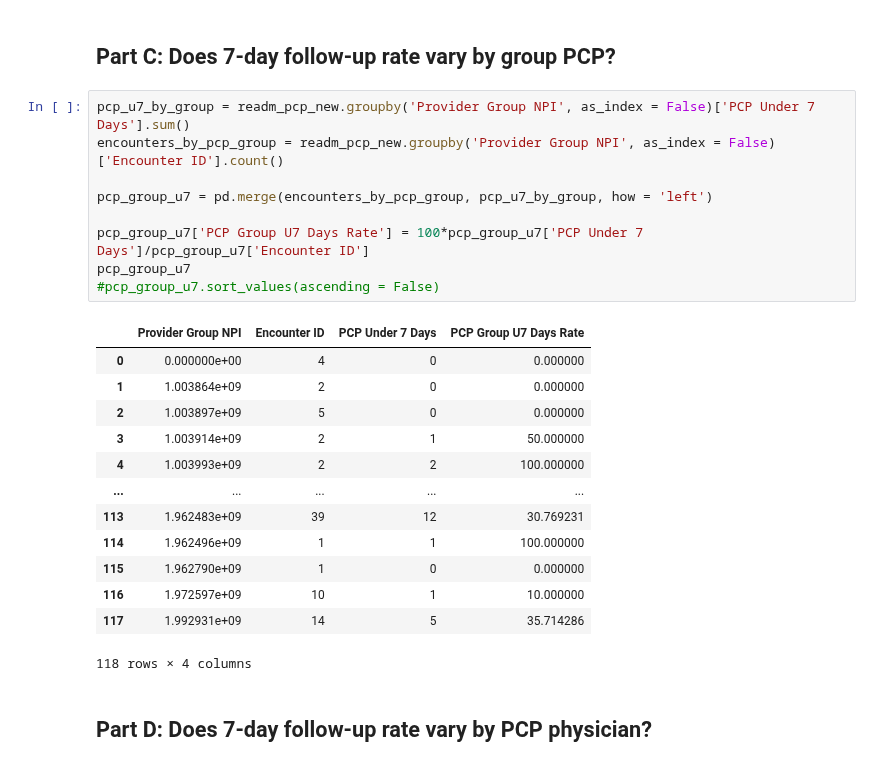
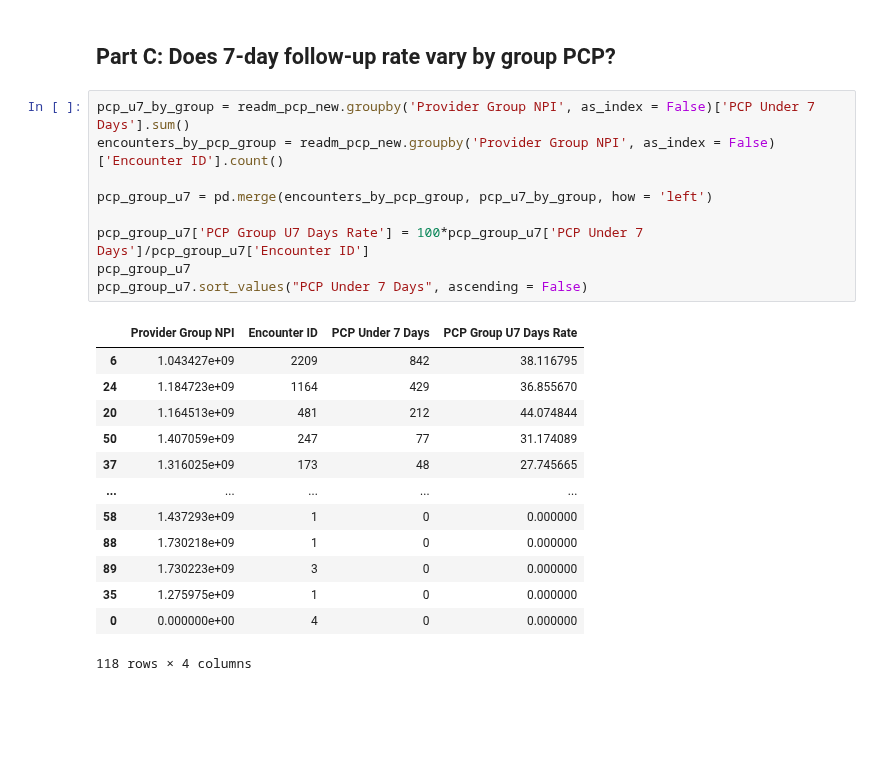
Before and after one commit to jrioross/ursa_health_hospital_readmissions, a Jupyter notebook: ursa_health_hospital_readmission.ipynb, the cells around one changed output. Drawn from its saved outputs; the diff is of its cells as text; blank space fills up the shorter version.

```diff
--- a/ursa_health_hospital_readmission.ipynb
+++ b/ursa_health_hospital_readmission.ipynb
@@ -432,25 +448,23 @@ att_u30
 # %%
 pcp_u7_by_group = readm_pcp_new.groupby('Provider Group NPI', as_index = False)['PCP Under 7 Days'].sum()
 encounters_by_pcp_group = readm_pcp_new.groupby('Provider Group NPI', as_index = False)['Encounter ID'].count()
 
 pcp_group_u7 = pd.merge(encounters_by_pcp_group, pcp_u7_by_group, how = 'left')
 
 pcp_group_u7['PCP Group U7 Days Rate'] = 100*pcp_group_u7['PCP Under 7 Days']/pcp_group_u7['Encounter ID']
 pcp_group_u7
-#pcp_group_u7.sort_values(ascending = False)
+pcp_group_u7.sort_values("PCP Under 7 Days", ascending = False)
 # %% [output]
 |  | Provider Group NPI | Encounter ID | PCP Under 7 Days | PCP Group U7 Days Rate |
+| 6 | 1.043427e+09 | 2209 | 842 | 38.116795 |
+| 24 | 1.184723e+09 | 1164 | 429 | 36.855670 |
+| 20 | 1.164513e+09 | 481 | 212 | 44.074844 |
+| 50 | 1.407059e+09 | 247 | 77 | 31.174089 |
+| 37 | 1.316025e+09 | 173 | 48 | 27.745665 |
+| ... | ... | ... | ... | ... |
+| 58 | 1.437293e+09 | 1 | 0 | 0.000000 |
+| 88 | 1.730218e+09 | 1 | 0 | 0.000000 |
+| 89 | 1.730223e+09 | 3 | 0 | 0.000000 |
+| 35 | 1.275975e+09 | 1 | 0 | 0.000000 |
 | 0 | 0.000000e+00 | 4 | 0 | 0.000000 |
-| 1 | 1.003864e+09 | 2 | 0 | 0.000000 |
-| 2 | 1.003897e+09 | 5 | 0 | 0.000000 |
-| 3 | 1.003914e+09 | 2 | 1 | 50.000000 |
-| 4 | 1.003993e+09 | 2 | 2 | 100.000000 |
-| ... | ... | ... | ... | ... |
-| 113 | 1.962483e+09 | 39 | 12 | 30.769231 |
-| 114 | 1.962496e+09 | 1 | 1 | 100.000000 |
-| 115 | 1.962790e+09 | 1 | 0 | 0.000000 |
-| 116 | 1.972597e+09 | 10 | 1 | 10.000000 |
-| 117 | 1.992931e+09 | 14 | 5 | 35.714286 |
 118 rows × 4 columns
-# %% [markdown]
-## Part D: Does 7-day follow-up rate vary by PCP physician?
```
Also changed, not shown: parts of 17 cells of this notebook.
